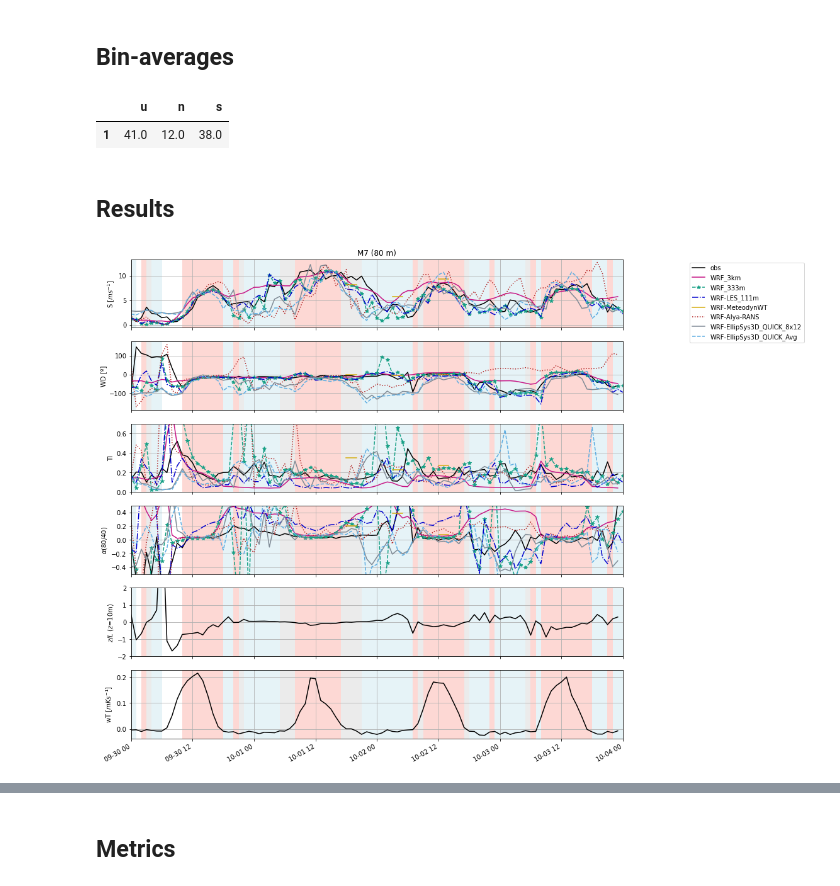
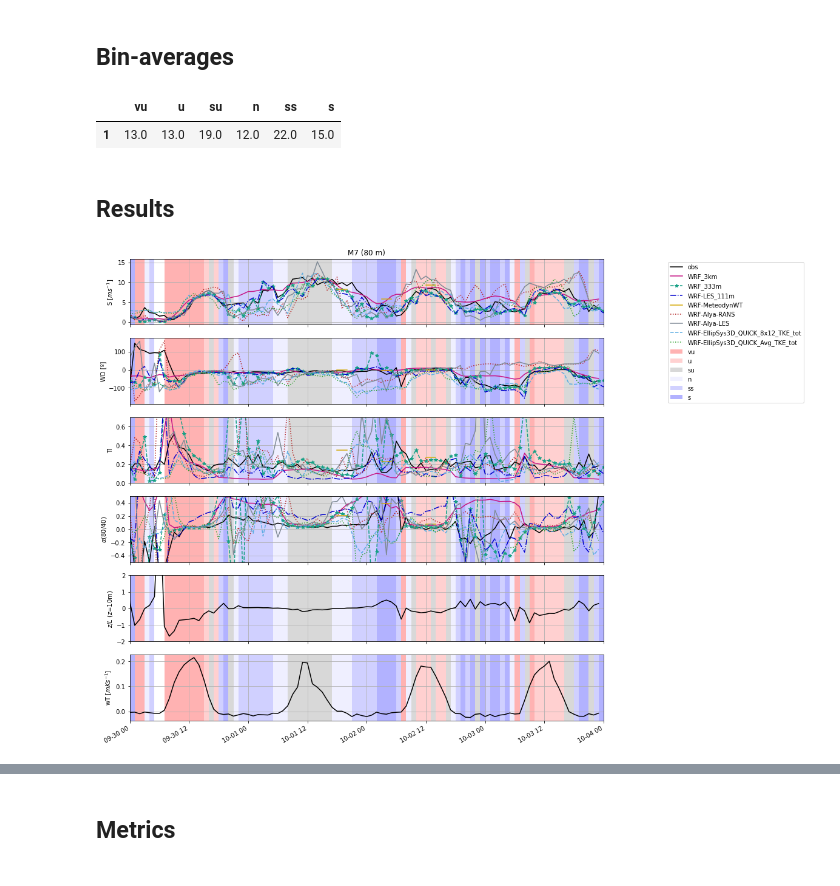
Before and after one commit to jsrodrigo/alex17, a Jupyter notebook: ALEX17_DiurnalCycles_Benchmark.ipynb, the cells around one changed output, grey strips where cells are left out. Cells and saved outputs as stored; diff of their text form; code cells hidden in the pictures.

Commit message:
6 stability classes

```diff
--- a/ALEX17_DiurnalCycles_Benchmark.ipynb
+++ b/ALEX17_DiurnalCycles_Benchmark.ipynb
@@ -165,8 +167,11 @@ WDbins_label = np.array([str(k+1) for k in range(36)])
 
 WDbins = np.array([-15,15])
 WDbins_label = ['1']
-zLbins = np.array([-1,-0.02, 0.02, 1])      # stability bins
+zLbins = np.array([-0.5,-0.02, 0.02, 0.5])      # stability bins
 zLbins_label = np.array(['u','n','s'])
+
+zLbins = np.array([-2,-0.6,-0.2,-0.02, 0.02, 0.2,0.6])      # stability bins
+zLbins_label = np.array(['vu','u','su','n','ss','s'])
 
 bins_label = [WDbins_label, zLbins_label]
 
@@ -183,8 +188,8 @@ for i_sim in range(0,n_sim):
 
 N_WDzL.T
 # %% [output]
-|  | u | n | s |
-| 1 | 41.0 | 12.0 | 38.0 |
+|  | vu | u | su | n | ss | s |
+| 1 | 13.0 | 13.0 | 19.0 | 12.0 | 22.0 | 15.0 |
 # %% [markdown]
 ## Results
 # %%
@@ -196,13 +201,13 @@ events = {'all'        :[datetime.datetime(2018,9,30,0,0,0),  datetime.datetime(
 # %%
 # Plot time-series
 mast = 'M7'
 h = 80
 
-ax = mast_sims_vs_obs_timeseries_plot(mast, h, masts_obs, masts_sim, sims, datefrom, dateto, [], binmap)
+ax = mast_sims_vs_obs_timeseries_plot(mast, h, masts_obs, masts_sim, sims, datefrom, dateto, [], binmap, zLbins_label)
 
 plt.savefig('./results/timeseries_' + mast + '_' + str(h) + '.png', dpi = 200)
 # %% [output]
-[figure, old version]
+[figure, new version]
 # %%
 # MP5 vs M7
 h = 80.
```
Also changed, not shown: parts of 7 cells of this notebook, 2 other files.
